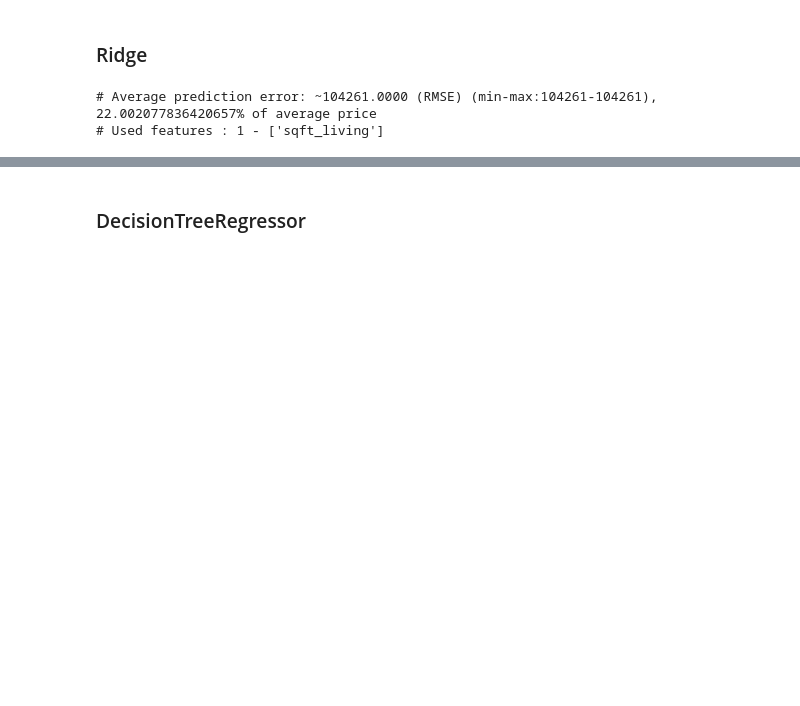
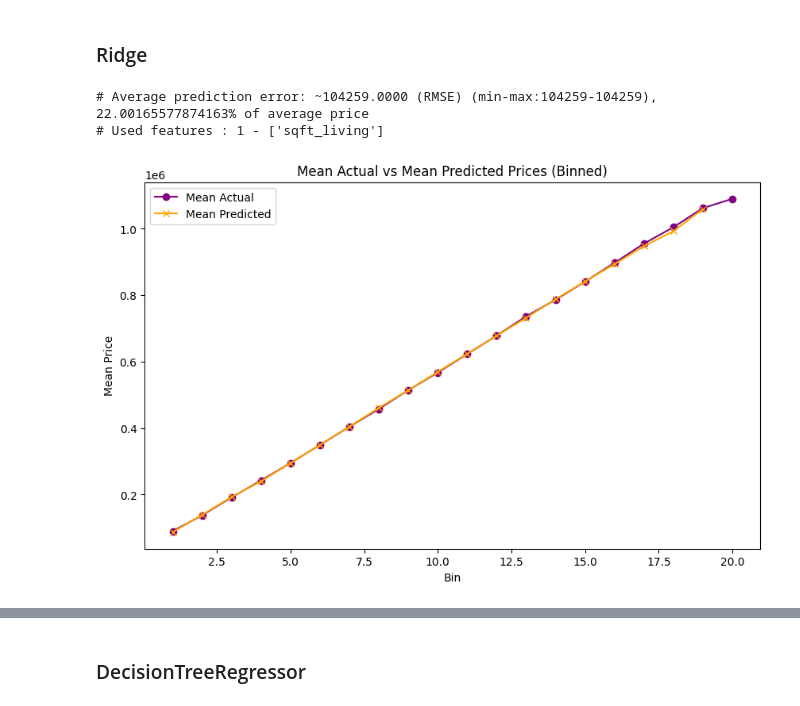
Before and after one commit to julienRactM/apartment-hunter, a Jupyter notebook: machine_learning_notebook.ipynb, the cells around one changed output, grey strips where cells are left out. Cells and saved outputs as stored; diff of their text form; code cells hidden in the pictures; blank space fills up the shorter version.

```diff
--- a/machine_learning_notebook.ipynb
+++ b/machine_learning_notebook.ipynb
@@ -598,7 +656,7 @@ for i in range(1):
     grid_search = GridSearchCV(
         pipeline,
         param_grid={
-            'ridge__alpha'           : [1,10, 0.1,0.01,0.001,0.0001,0],
+            'ridge__alpha'           : [50, 10, 1, 0.1,0.01,0],
             "ridge__fit_intercept"   : [True, False],
             "ridge__solver"          : ['svd', 'cholesky', 'lsqr', 'sparse_cg', 'sag', 'saga'],
             "ridge__max_iter"        : [10000]
@@ -622,5 +680,46 @@ print(f"# Average prediction error: ~{round(np.mean(rmse_list)):.4f} (RMSE) (min
 
 print(f"# Used features : {len(select_features) } - {select_features}") #/len(df.columns)
 # %% [output]
-# Average prediction error: ~104261.0000 (RMSE) (min-max:104261-104261), 22.002077836420657% of average price
+# Average prediction error: ~104259.0000 (RMSE) (min-max:104259-104259), 22.00165577874163% of average price
 # Used features : 1 - ['sqft_living']
+# %%
+import matplotlib.pyplot as plt
+
+# Assuming `predicted_price` contains your predictions
+# Assuming `y_test` contains the actual values
+
+# Sort the actual values based on the index
+y_test_sorted = y_test.sort_index()
+
+# Sort the predicted values based on the index
+predicted_price_sorted = pd.Series(predicted_price, index=y_test.index).sort_index()
+
+import numpy as np
+
+# Number of bins
+num_bins = 20
+
+# Calculate bin edges
+bin_edges = np.linspace(min(y_test_sorted.min(), predicted_price_sorted.min()),
+                        max(y_test_sorted.max(), predicted_price_sorted.max()),
+                        num=num_bins)
+
+# Calculate bin indices for actual and predicted prices
+y_test_bins = np.digitize(y_test_sorted, bin_edges)
+predicted_price_bins = np.digitize(predicted_price_sorted, bin_edges)
+
+# Calculate mean actual and predicted prices for each bin
+mean_actual = [y_test_sorted[y_test_bins == i].mean() for i in range(1, num_bins + 1)]
+mean_predicted = [predicted_price_sorted[predicted_price_bins == i].mean() for i in range(1, num_bins + 1)]
+
+# Plotting the mean actual vs mean predicted values for each bin
+plt.figure(figsize=(10, 6))
+plt.plot(range(1, num_bins + 1), mean_actual, label='Mean Actual', color='purple', marker='o')
+plt.plot(range(1, num_bins + 1), mean_predicted, label='Mean Predicted', marker='x')
+plt.xlabel('Bin')
+plt.ylabel('Mean Price')
+plt.title('Mean Actual vs Mean Predicted Prices (Binned)')
+plt.legend()
+plt.show()
+# %% [output]
+[figure, added]
```
Also changed, not shown: parts of 33 cells of this notebook, 20 other files.
